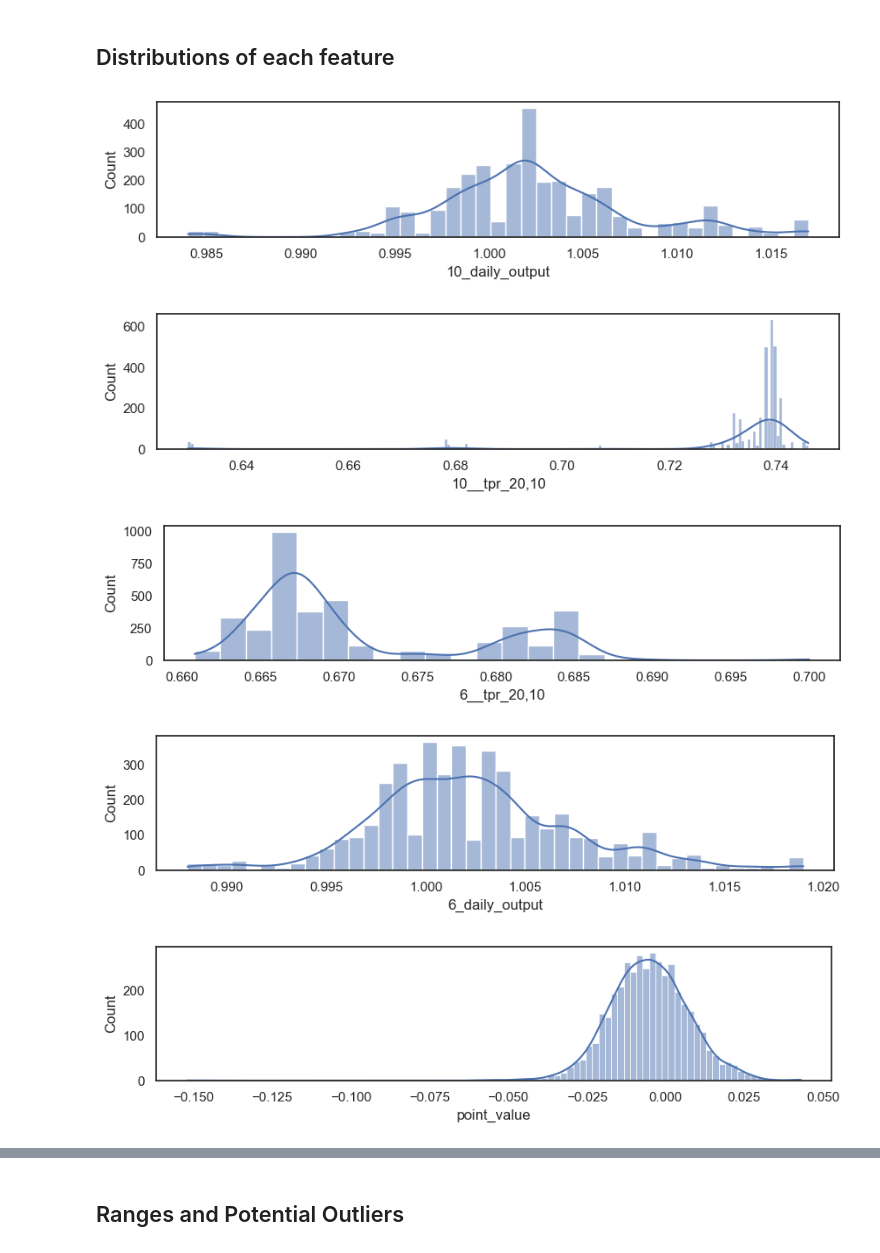
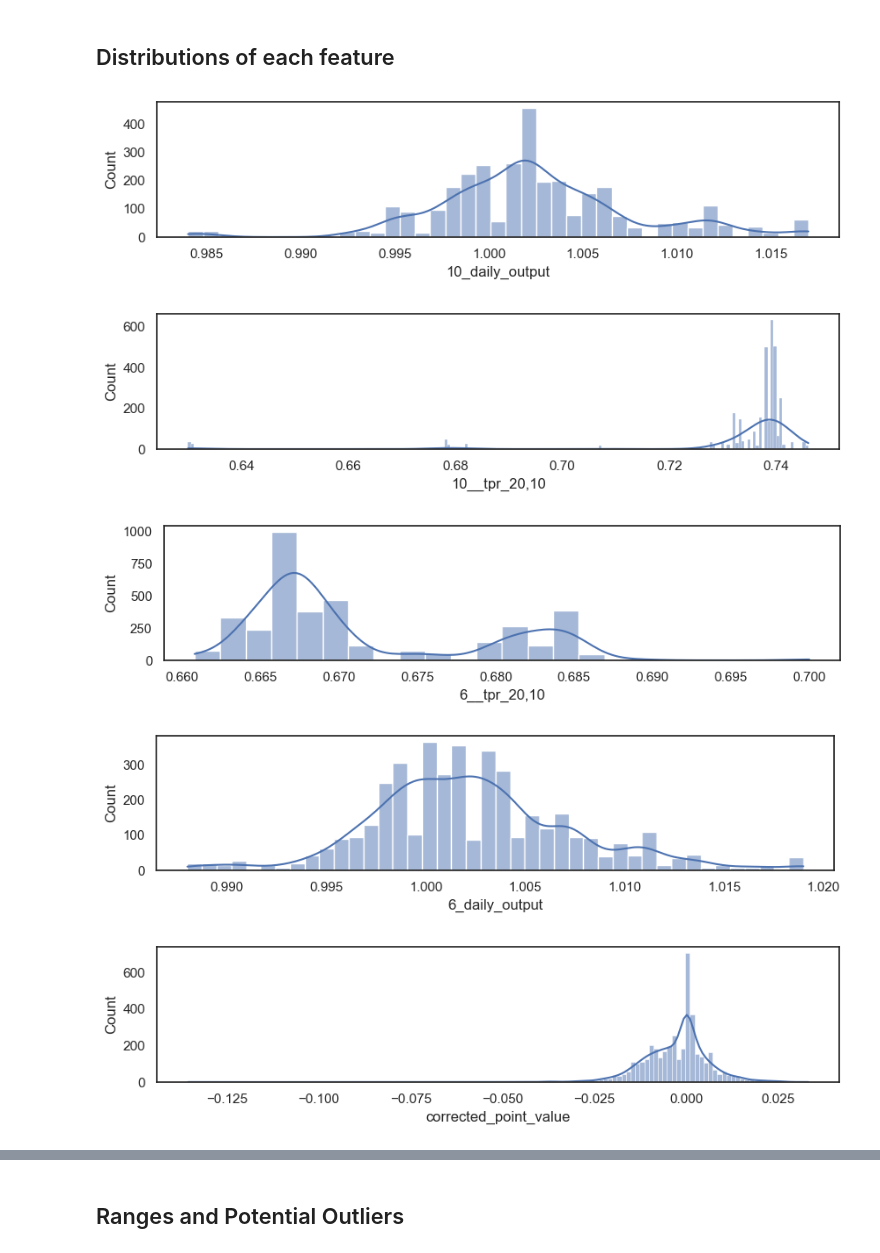
Before and after one commit to Yufengx1/ds-project-group-30, a Jupyter notebook: Numerical Variable Analysis.ipynb, the cells around one changed output, grey strips where cells are left out. Drawn from its saved outputs; the diff is of its cells as text; code cells hidden in the pictures.

```diff
--- a/Numerical Variable Analysis.ipynb
+++ b/Numerical Variable Analysis.ipynb
@@ -422,7 +422,9 @@ plt.show()
 [figure]
 # %%
 # # Columns with more than 35% missing values
-# numerical_columns =  [name for name, value in zip(missing_percent.index, missing_percent.values) if value <= 35]
+numerical_columns =  [name for name, value in zip(missing_percent.index, missing_percent.values) if value <= 35]
+# %%
+numerical_columns.remove('point_value')
 # %%
 # print(f"Total number of features to be included in the numerical analysis: {len(numerical_columns)}\n")
 # for col in df[numerical_columns].columns:
@@ -430,18 +432,18 @@ plt.show()
 # %% [markdown]
 ## Distributions of each feature
 # %%
-num_filled_cells = len(numerical_columns)-1 #7
+num_filled_cells = len(numerical_columns) #7
 for i in range(num_filled_cells):
     sns.set(rc={'figure.figsize':(10,2)})
     sns.set_style("white")
     sns.histplot(df[numerical_columns[i]], color = "C0", kde = True)
     file_name = "Histogram--" + str(numerical_columns[i])
     # plt.savefig("Figures/Histograms/"+file_name)
     plt.show()
 # %% [output]
 [figure]
 [figure]
 [figure]
 [figure]
-[figure, old version]
+[figure, new version]
 # %%
```
Also changed, not shown: parts of 6 cells of this notebook, 4 other files.
